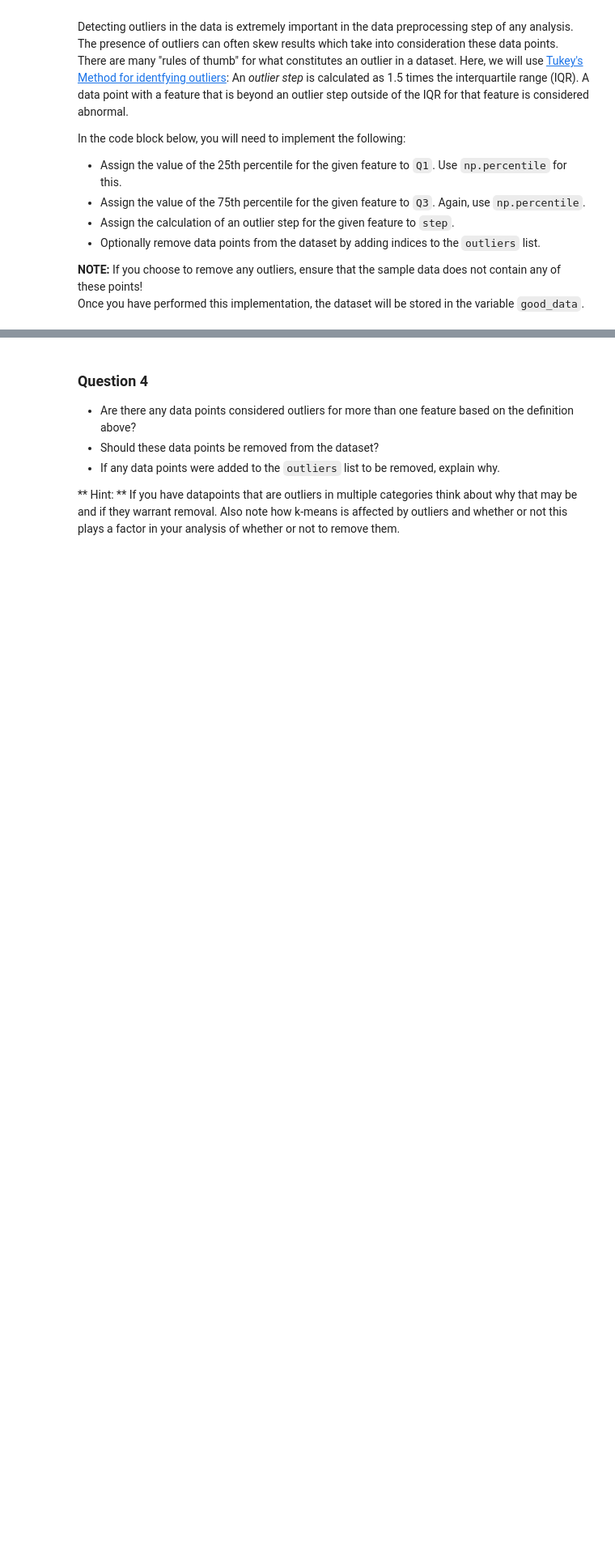
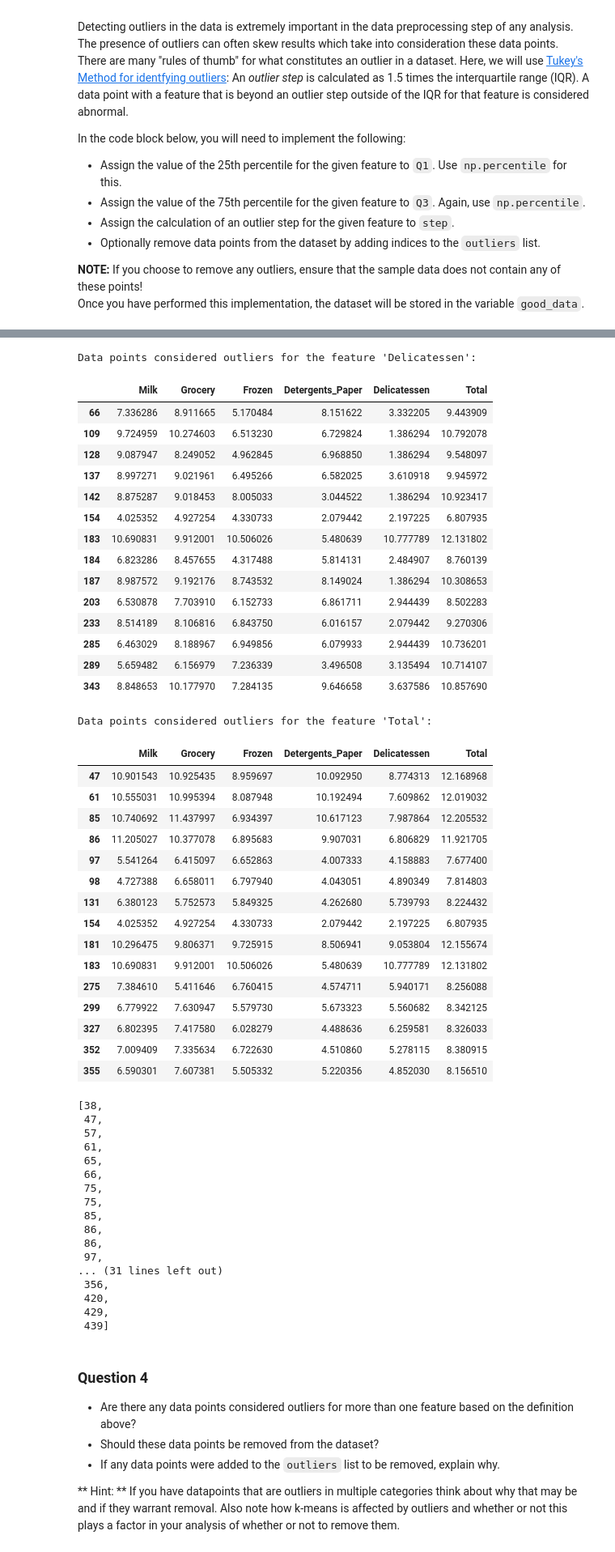
Before and after one commit to itosi/Creating_Customer_Segments, a Jupyter notebook: customer_segments.ipynb, the cells around one changed output, grey strips where cells are left out. Shown: that part at 81% size. Cells and saved outputs as stored; diff of their text form; code cells hidden in the pictures; blank space fills up the shorter version.

Commit message:
Located outliers (1.5 times the IQR from Q1 and Q3) and successfully removed

```diff
--- a/customer_segments.ipynb
+++ b/customer_segments.ipynb
@@ -326,23 +360,24 @@ In the code block below, you will need to implement the following:
 Once you have performed this implementation, the dataset will be stored in the variable `good_data`.
 # %%
 # For each feature find the data points with extreme high or low values
+outliers  = []
 for feature in log_data.keys():
 
     # TODO: Calculate Q1 (25th percentile of the data) for the given feature
-    Q1 = None
+    Q1 = np.percentile(log_data[feature], q=25)
 
     # TODO: Calculate Q3 (75th percentile of the data) for the given feature
-    Q3 = None
+    Q3 = np.percentile(log_data[feature], q=75)
 
     # TODO: Use the interquartile range to calculate an outlier step (1.5 times the interquartile range)
-    step = None
+    step = 1.5*(Q3 - Q1)
 
     # Display the outliers
     print("Data points considered outliers for the feature '{}':".format(feature))
-    display(log_data[~((log_data[feature] >= Q1 - step) & (log_data[feature] <= Q3 + step))])
-
-# OPTIONAL: Select the indices for data points you wish to remove
-outliers  = []
-
-# Remove the outliers, if any were specified
-good_data = log_data.drop(log_data.index[outliers]).reset_index(drop = True)
+    p=(log_data[~((log_data[feature] >= Q1 - step) & (log_data[feature] <= Q3 + step))])
+    display(p)
+    for i in p.index.tolist():
+        outliers.append(i)
+outliers.sort()
+outliers
+# %% [output]
@@ -348,0 +410,50 @@ good_data = log_data.drop(log_data.index[outliers]).reset_index(drop = True)
+Data points considered outliers for the feature 'Delicatessen':
+|  | Milk | Grocery | Frozen | Detergents_Paper | Delicatessen | Total |
+| 66 | 7.336286 | 8.911665 | 5.170484 | 8.151622 | 3.332205 | 9.443909 |
+| 109 | 9.724959 | 10.274603 | 6.513230 | 6.729824 | 1.386294 | 10.792078 |
+| 128 | 9.087947 | 8.249052 | 4.962845 | 6.968850 | 1.386294 | 9.548097 |
+| 137 | 8.997271 | 9.021961 | 6.495266 | 6.582025 | 3.610918 | 9.945972 |
+| 142 | 8.875287 | 9.018453 | 8.005033 | 3.044522 | 1.386294 | 10.923417 |
+| 154 | 4.025352 | 4.927254 | 4.330733 | 2.079442 | 2.197225 | 6.807935 |
+| 183 | 10.690831 | 9.912001 | 10.506026 | 5.480639 | 10.777789 | 12.131802 |
+| 184 | 6.823286 | 8.457655 | 4.317488 | 5.814131 | 2.484907 | 8.760139 |
+| 187 | 8.987572 | 9.192176 | 8.743532 | 8.149024 | 1.386294 | 10.308653 |
+| 203 | 6.530878 | 7.703910 | 6.152733 | 6.861711 | 2.944439 | 8.502283 |
+| 233 | 8.514189 | 8.106816 | 6.843750 | 6.016157 | 2.079442 | 9.270306 |
+| 285 | 6.463029 | 8.188967 | 6.949856 | 6.079933 | 2.944439 | 10.736201 |
+| 289 | 5.659482 | 6.156979 | 7.236339 | 3.496508 | 3.135494 | 10.714107 |
+| 343 | 8.848653 | 10.177970 | 7.284135 | 9.646658 | 3.637586 | 10.857690 |
+Data points considered outliers for the feature 'Total':
+|  | Milk | Grocery | Frozen | Detergents_Paper | Delicatessen | Total |
+| 47 | 10.901543 | 10.925435 | 8.959697 | 10.092950 | 8.774313 | 12.168968 |
+| 61 | 10.555031 | 10.995394 | 8.087948 | 10.192494 | 7.609862 | 12.019032 |
+| 85 | 10.740692 | 11.437997 | 6.934397 | 10.617123 | 7.987864 | 12.205532 |
+| 86 | 11.205027 | 10.377078 | 6.895683 | 9.907031 | 6.806829 | 11.921705 |
+| 97 | 5.541264 | 6.415097 | 6.652863 | 4.007333 | 4.158883 | 7.677400 |
+| 98 | 4.727388 | 6.658011 | 6.797940 | 4.043051 | 4.890349 | 7.814803 |
+| 131 | 6.380123 | 5.752573 | 5.849325 | 4.262680 | 5.739793 | 8.224432 |
+| 154 | 4.025352 | 4.927254 | 4.330733 | 2.079442 | 2.197225 | 6.807935 |
+| 181 | 10.296475 | 9.806371 | 9.725915 | 8.506941 | 9.053804 | 12.155674 |
+| 183 | 10.690831 | 9.912001 | 10.506026 | 5.480639 | 10.777789 | 12.131802 |
+| 275 | 7.384610 | 5.411646 | 6.760415 | 4.574711 | 5.940171 | 8.256088 |
+| 299 | 6.779922 | 7.630947 | 5.579730 | 5.673323 | 5.560682 | 8.342125 |
+| 327 | 6.802395 | 7.417580 | 6.028279 | 4.488636 | 6.259581 | 8.326033 |
+| 352 | 7.009409 | 7.335634 | 6.722630 | 4.510860 | 5.278115 | 8.380915 |
+| 355 | 6.590301 | 7.607381 | 5.505332 | 5.220356 | 4.852030 | 8.156510 |
+[38,
+ 47,
+ 57,
+ 61,
+ 65,
+ 66,
+ 75,
+ 75,
+ 85,
+ 86,
+ 86,
+ 97,
+... (31 lines left out)
+ 356,
+ 420,
+ 429,
+ 439]
```
Also changed, not shown: parts of 9 cells of this notebook.
